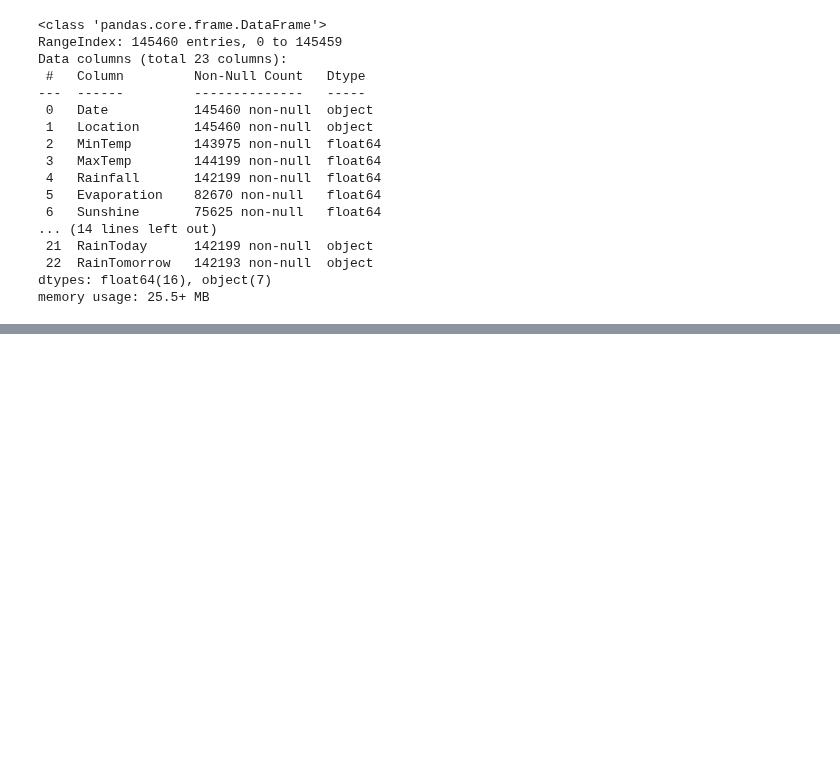
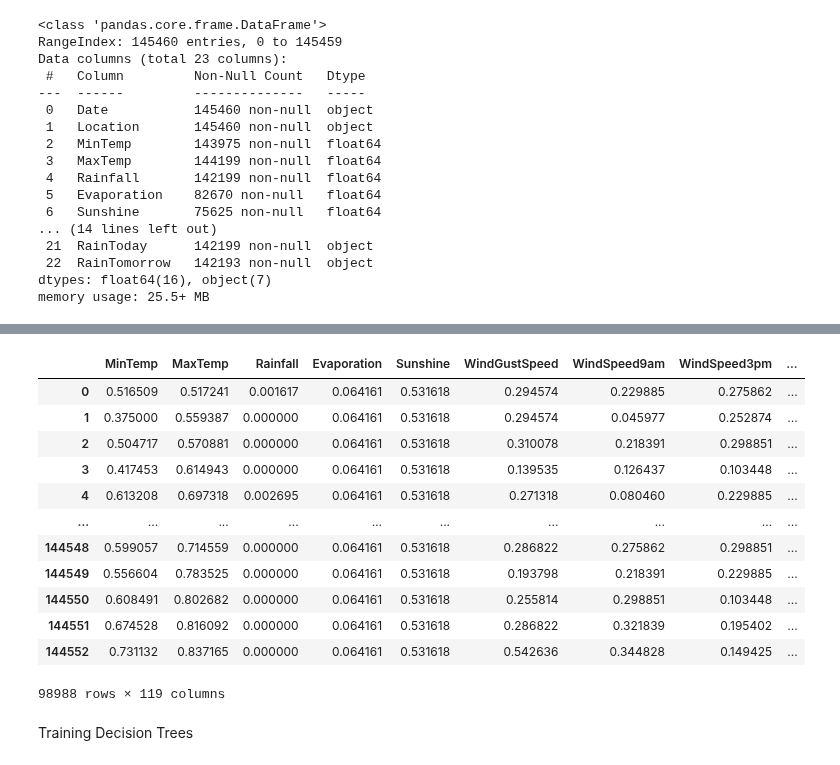
Before and after one commit to AgentXCross/PythonDS-ML, a Jupyter notebook: SciKitLearn/decision_trees_random_forests.ipynb, the cells around one changed output, grey strips where cells are left out. Saved outputs shown, nothing was run; the diff lists cells and outputs as text; code cells hidden in the pictures; blank space fills up the shorter version.

Commit message:
Created decision tree model for classification Australia weather problem

```diff
--- a/SciKitLearn/decision_trees_random_forests.ipynb
+++ b/SciKitLearn/decision_trees_random_forests.ipynb
@@ -41,0 +218,2 @@ raw_df.dropna(subset = ['RainTomorrow'], inplace = True)
+# %%
+encoder = OneHotEncoder(sparse_output = False, handle_unknown = 'ignore').fit(X_train[categorial_columns])
@@ -41,0 +241,2 @@ raw_df.dropna(subset = ['RainTomorrow'], inplace = True)
+# %%
+encoded_columns = encoder.get_feature_names_out(categorial_columns).tolist()
@@ -41,0 +263,4 @@ raw_df.dropna(subset = ['RainTomorrow'], inplace = True)
+# %%
+X_train[encoded_columns] = encoder.transform(X_train[categorial_columns])
+X_valid[encoded_columns] = encoder.transform(X_valid[categorial_columns])
+X_test[encoded_columns] = encoder.transform(X_test[categorial_columns])
@@ -41,0 +283,23 @@ raw_df.dropna(subset = ['RainTomorrow'], inplace = True)
+# %%
+#Final Step, Drop the textual categorical columns
+X_train = X_train[numerical_columns + encoded_columns]
+X_valid = X_valid[numerical_columns + encoded_columns]
+X_test = X_test[numerical_columns + encoded_columns]
+# %%
+X_train
+# %% [output]
+|  | MinTemp | MaxTemp | Rainfall | Evaporation | Sunshine | WindGustSpeed | WindSpeed9am | WindSpeed3pm | ... |
+| 0 | 0.516509 | 0.517241 | 0.001617 | 0.064161 | 0.531618 | 0.294574 | 0.229885 | 0.275862 | ... |
+| 1 | 0.375000 | 0.559387 | 0.000000 | 0.064161 | 0.531618 | 0.294574 | 0.045977 | 0.252874 | ... |
+| 2 | 0.504717 | 0.570881 | 0.000000 | 0.064161 | 0.531618 | 0.310078 | 0.218391 | 0.298851 | ... |
+| 3 | 0.417453 | 0.614943 | 0.000000 | 0.064161 | 0.531618 | 0.139535 | 0.126437 | 0.103448 | ... |
+| 4 | 0.613208 | 0.697318 | 0.002695 | 0.064161 | 0.531618 | 0.271318 | 0.080460 | 0.229885 | ... |
+| ... | ... | ... | ... | ... | ... | ... | ... | ... | ... |
+| 144548 | 0.599057 | 0.714559 | 0.000000 | 0.064161 | 0.531618 | 0.286822 | 0.275862 | 0.298851 | ... |
+| 144549 | 0.556604 | 0.783525 | 0.000000 | 0.064161 | 0.531618 | 0.193798 | 0.218391 | 0.229885 | ... |
+| 144550 | 0.608491 | 0.802682 | 0.000000 | 0.064161 | 0.531618 | 0.255814 | 0.298851 | 0.103448 | ... |
+| 144551 | 0.674528 | 0.816092 | 0.000000 | 0.064161 | 0.531618 | 0.286822 | 0.321839 | 0.195402 | ... |
+| 144552 | 0.731132 | 0.837165 | 0.000000 | 0.064161 | 0.531618 | 0.542636 | 0.344828 | 0.149425 | ... |
+98988 rows × 119 columns
+# %% [markdown]
+Training Decision Trees
```
Also changed, not shown: parts of 33 cells of this notebook.
